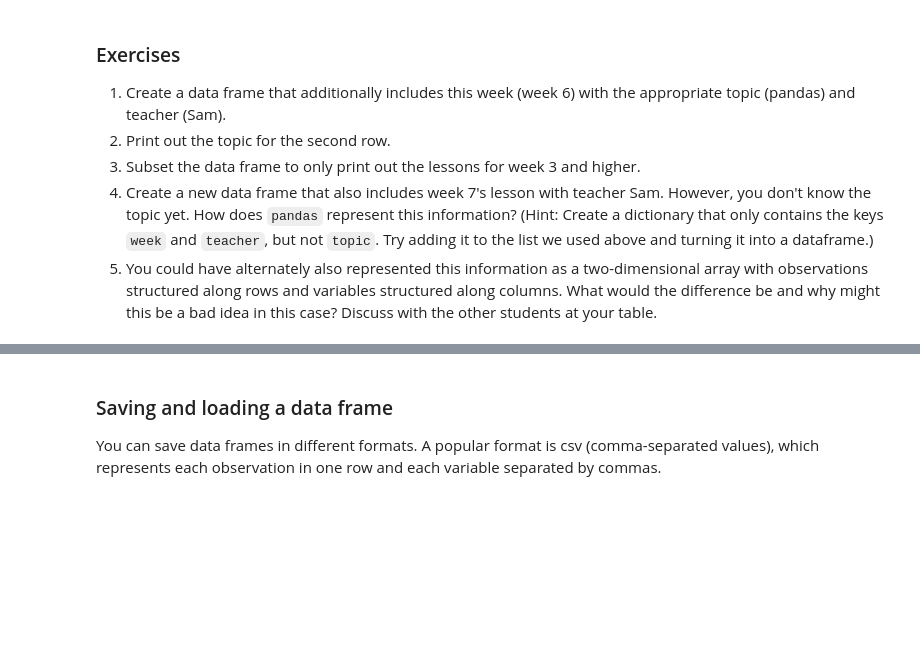
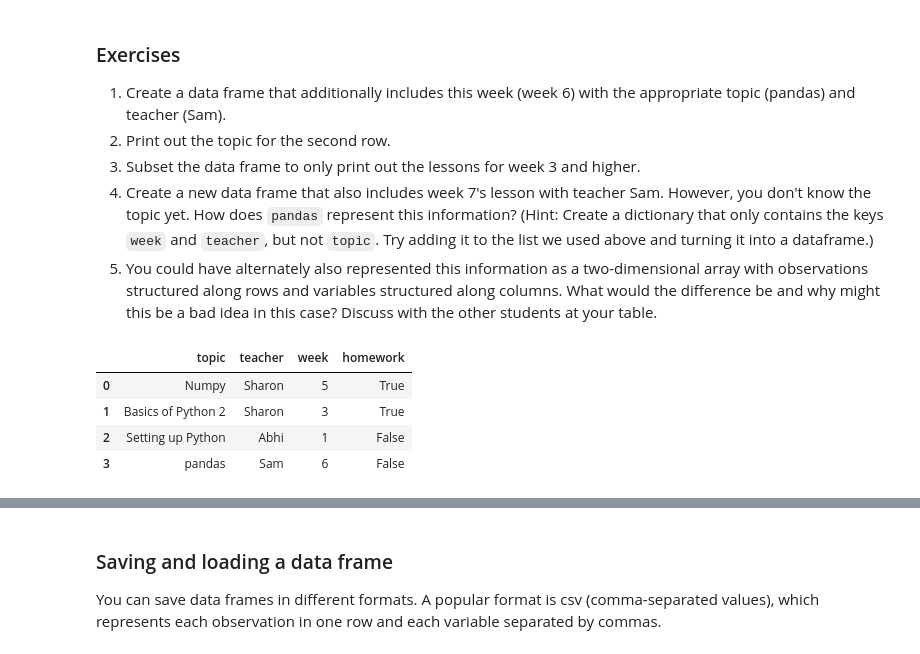
Before and after one commit to jsn2143/intro2python, a Jupyter notebook: Week06_student.ipynb, the cells around one changed output, grey strips where cells are left out. Cells and saved outputs as stored; diff of their text form; code cells hidden in the pictures; blank space fills up the shorter version.

```diff
--- a/Week06_student.ipynb
+++ b/Week06_student.ipynb
@@ -240,3 +429,15 @@ df_lessons
 3. Subset the data frame to only print out the lessons for week 3 and higher.
 4. Create a new data frame that also includes week 7's lesson with teacher Sam. However, you don't know the topic yet. How does `pandas` represent this information? (Hint: Create a dictionary that only contains the keys `week` and `teacher`, but not `topic`. Try adding it to the list we used above and turning it into a dataframe.)
 5. You could have alternately also represented this information as a two-dimensional array with observations structured along rows and variables structured along columns. What would the difference be and why might this be a bad idea in this case? Discuss with the other students at your table.
+# %%
+#1 - my response
+new_row = pd.DataFrame({'topic': 'pandas', 'teacher': 'Sam', 'week': 6, 'homework': False},
+                       index=[0])
+df_lessons = pd.concat([df_lessons, new_row], ignore_index=True)
+df_lessons
+# %% [output]
+|  | topic | teacher | week | homework |
+| 0 | Numpy | Sharon | 5 | True |
+| 1 | Basics of Python 2 | Sharon | 3 | True |
+| 2 | Setting up Python | Abhi | 1 | False |
+| 3 | pandas | Sam | 6 | False |
```
Also changed, not shown: parts of 61 cells of this notebook, 1 other file.
